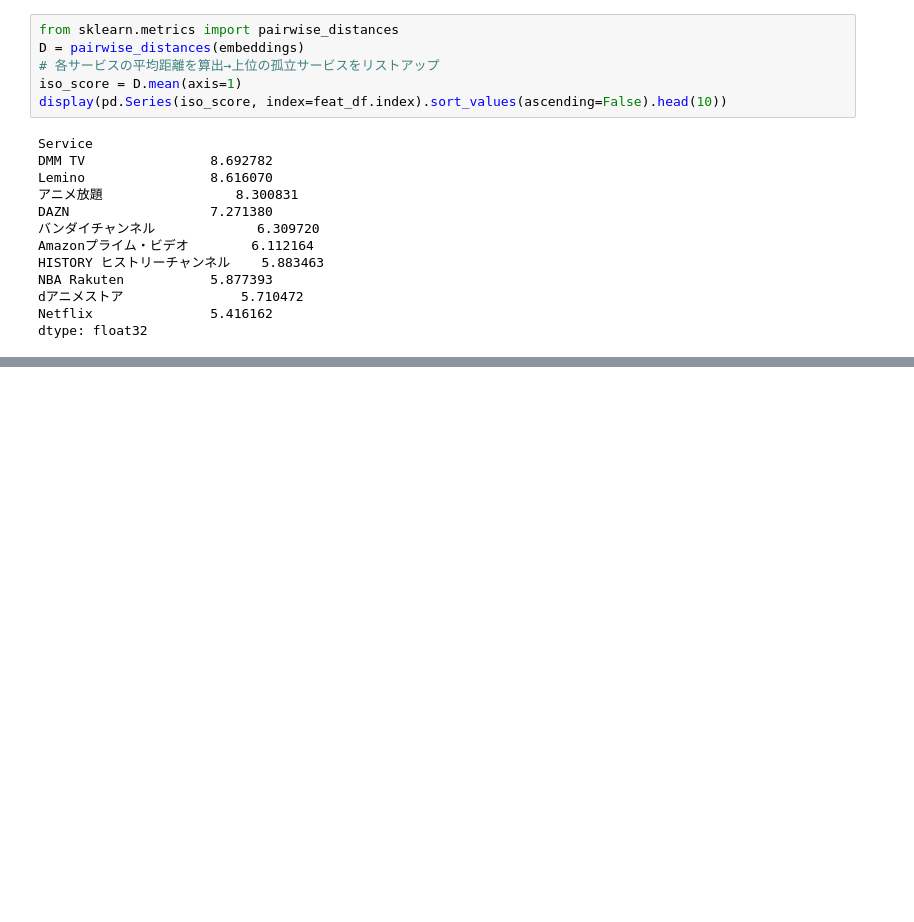
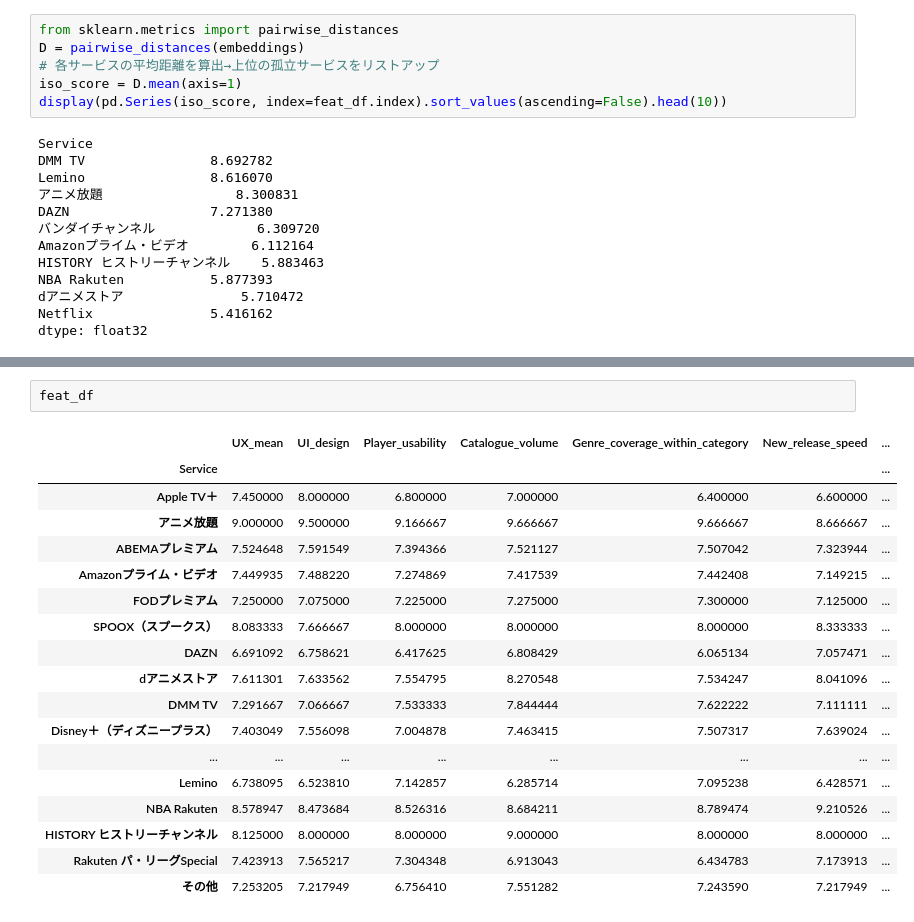
Before and after one commit to fuukanoo/ORICON, a Jupyter notebook: src/BYOL/BYOL.ipynb, the cells around one changed output, grey strips where cells are left out. Saved outputs shown, nothing was run; the diff lists cells and outputs as text; blank space fills up the shorter version.

```diff
--- a/src/BYOL/BYOL.ipynb
+++ b/src/BYOL/BYOL.ipynb
@@ -553 +438,22 @@ findfont: Font family 'Noto Sans CJK JP' not found.
 [figure]
+# %%
+feat_df
+# %% [output]
+|  | UX_mean | UI_design | Player_usability | Catalogue_volume | Genre_coverage_within_category | New_release_speed | ... |
+| Service |  |  |  |  |  |  | ... |
+| Apple TV＋ | 7.450000 | 8.000000 | 6.800000 | 7.000000 | 6.400000 | 6.600000 | ... |
+| アニメ放題 | 9.000000 | 9.500000 | 9.166667 | 9.666667 | 9.666667 | 8.666667 | ... |
+| ABEMAプレミアム | 7.524648 | 7.591549 | 7.394366 | 7.521127 | 7.507042 | 7.323944 | ... |
+| Amazonプライム・ビデオ | 7.449935 | 7.488220 | 7.274869 | 7.417539 | 7.442408 | 7.149215 | ... |
+| FODプレミアム | 7.250000 | 7.075000 | 7.225000 | 7.275000 | 7.300000 | 7.125000 | ... |
+| SPOOX（スプークス） | 8.083333 | 7.666667 | 8.000000 | 8.000000 | 8.000000 | 8.333333 | ... |
+| DAZN | 6.691092 | 6.758621 | 6.417625 | 6.808429 | 6.065134 | 7.057471 | ... |
+| dアニメストア | 7.611301 | 7.633562 | 7.554795 | 8.270548 | 7.534247 | 8.041096 | ... |
+| DMM TV | 7.291667 | 7.066667 | 7.533333 | 7.844444 | 7.622222 | 7.111111 | ... |
+| Disney＋（ディズニープラス） | 7.403049 | 7.556098 | 7.004878 | 7.463415 | 7.507317 | 7.639024 | ... |
+| ... | ... | ... | ... | ... | ... | ... | ... |
+| Lemino | 6.738095 | 6.523810 | 7.142857 | 6.285714 | 7.095238 | 6.428571 | ... |
+| NBA Rakuten | 8.578947 | 8.473684 | 8.526316 | 8.684211 | 8.789474 | 9.210526 | ... |
+| HISTORY ヒストリーチャンネル | 8.125000 | 8.000000 | 8.000000 | 9.000000 | 8.000000 | 8.000000 | ... |
+| Rakuten パ・リーグSpecial | 7.423913 | 7.565217 | 7.304348 | 6.913043 | 6.434783 | 7.173913 | ... |
+| その他 | 7.253205 | 7.217949 | 6.756410 | 7.551282 | 7.243590 | 7.217949 | ... |
```
Also changed, not shown: parts of 6 cells of this notebook, 5 other files.
